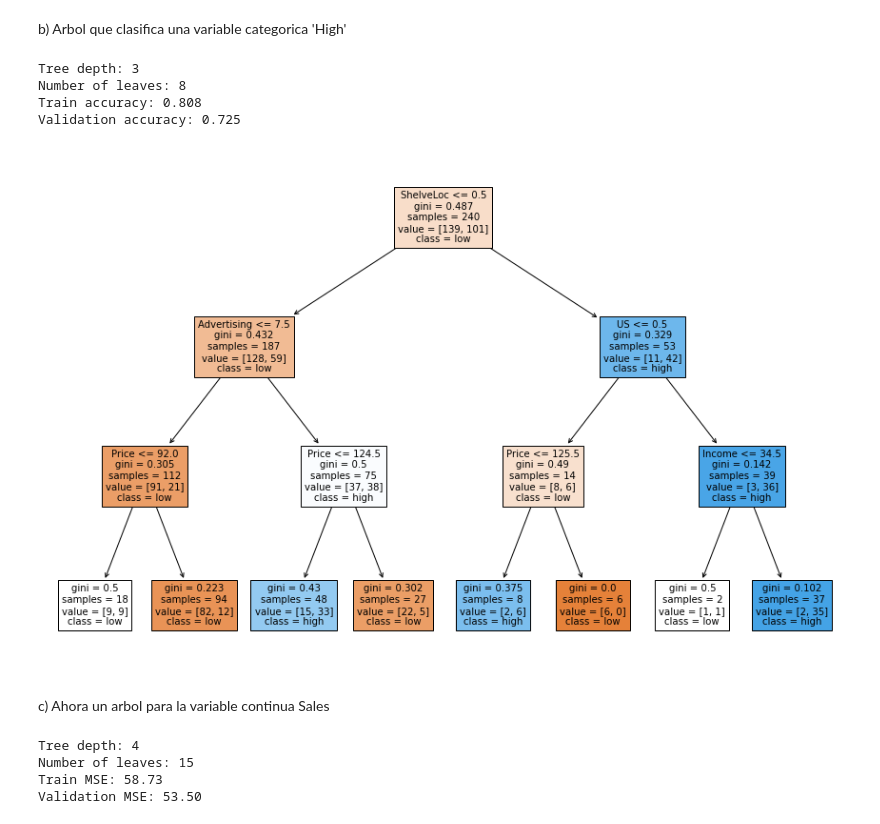
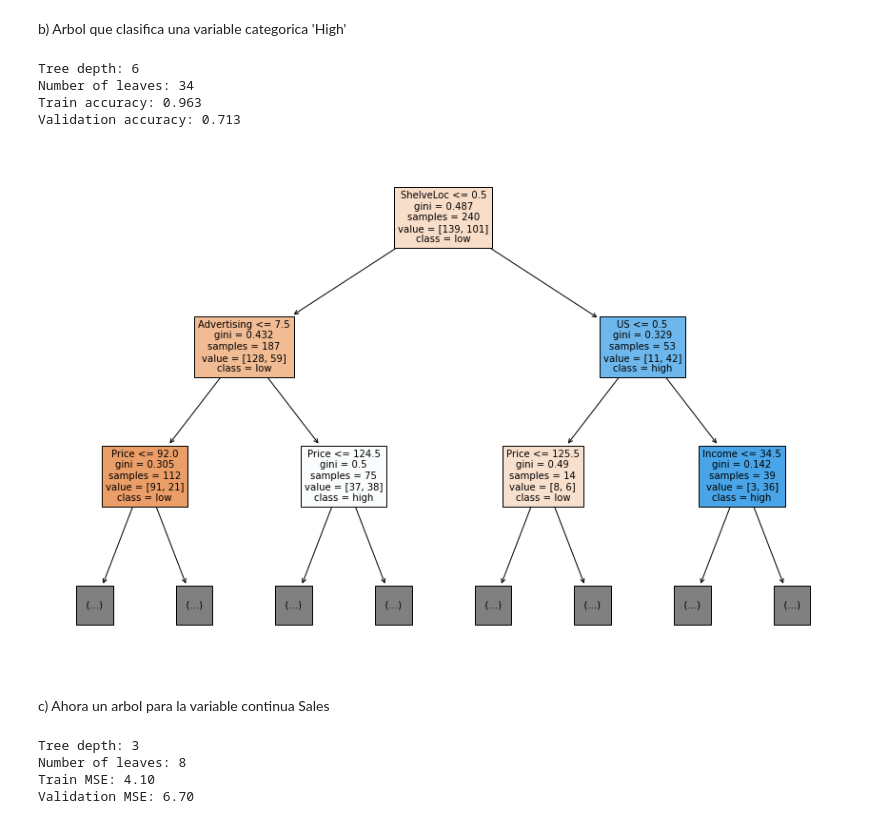
Before and after one commit to lautarogiordano/DL-IB-Exs, a Jupyter notebook: P6/Ej_1_Trees.ipynb, the cells around one changed output. Saved outputs shown, nothing was run; the diff lists cells and outputs as text; code cells hidden in the pictures.

```diff
--- a/P6/Ej_1_Trees.ipynb
+++ b/P6/Ej_1_Trees.ipynb
@@ -39,7 +42,7 @@ h_test, s_test, x_test = np.split(test, [1,2], axis=1)
 # %% [markdown]
 b) Arbol que clasifica una variable categorica 'High'
 # %%
-tree = DecisionTreeClassifier(max_depth=3)
+tree = DecisionTreeClassifier(max_depth=6)
 tree.fit(x_train, h_train)
 print(
         ('Tree depth: {}\nNumber of leaves: {}\nTrain accuracy: {:.3f}'
@@ -48,31 +51,31 @@ print(
         tree.score(x_val, h_val))
     )
 # %% [output]
-Tree depth: 3
-Number of leaves: 8
-Train accuracy: 0.808
-Validation accuracy: 0.725
+Tree depth: 6
+Number of leaves: 34
+Train accuracy: 0.963
+Validation accuracy: 0.713
 # %%
 fig = plt.figure(figsize=(15,10))
-plot_tree(tree, feature_names=x_train.columns, class_names=['low', 'high'], filled=True);
+plot_tree(tree, feature_names=x_train.columns, class_names=['low', 'high'], filled=True, max_depth=2);
 # %% [output]
-[figure, old version]
+[figure, new version]
 # %% [markdown]
 c) Ahora un arbol para la variable continua Sales
 # %%
-tree2 = DecisionTreeRegressor(max_depth=4, max_features='sqrt')
-tree2.fit(x_train, h_train)
+tree2 = DecisionTreeRegressor(max_depth=3, max_features='sqrt')
+tree2.fit(x_train, s_train)
 print(
         ('Tree depth: {}\nNumber of leaves: {}\nTrain MSE: {:.2f}'
         '\nValidation MSE: {:.2f}').format(tree2.get_depth(),
         tree2.get_n_leaves(), mean_squared_error(s_train, tree2.predict(x_train)),
         mean_squared_error(s_val, tree2.predict(x_val)))
-        )
+     )
 # %% [output]
-Tree depth: 4
-Number of leaves: 15
-Train MSE: 58.73
-Validation MSE: 53.50
+Tree depth: 3
+Number of leaves: 8
+Train MSE: 4.10
+Validation MSE: 6.70
 # %%
 fig = plt.figure(figsize=(20,15))
 plot_tree(tree2, feature_names=x_train.columns, filled=True);
```
Also changed, not shown: parts of 20 cells of this notebook.
